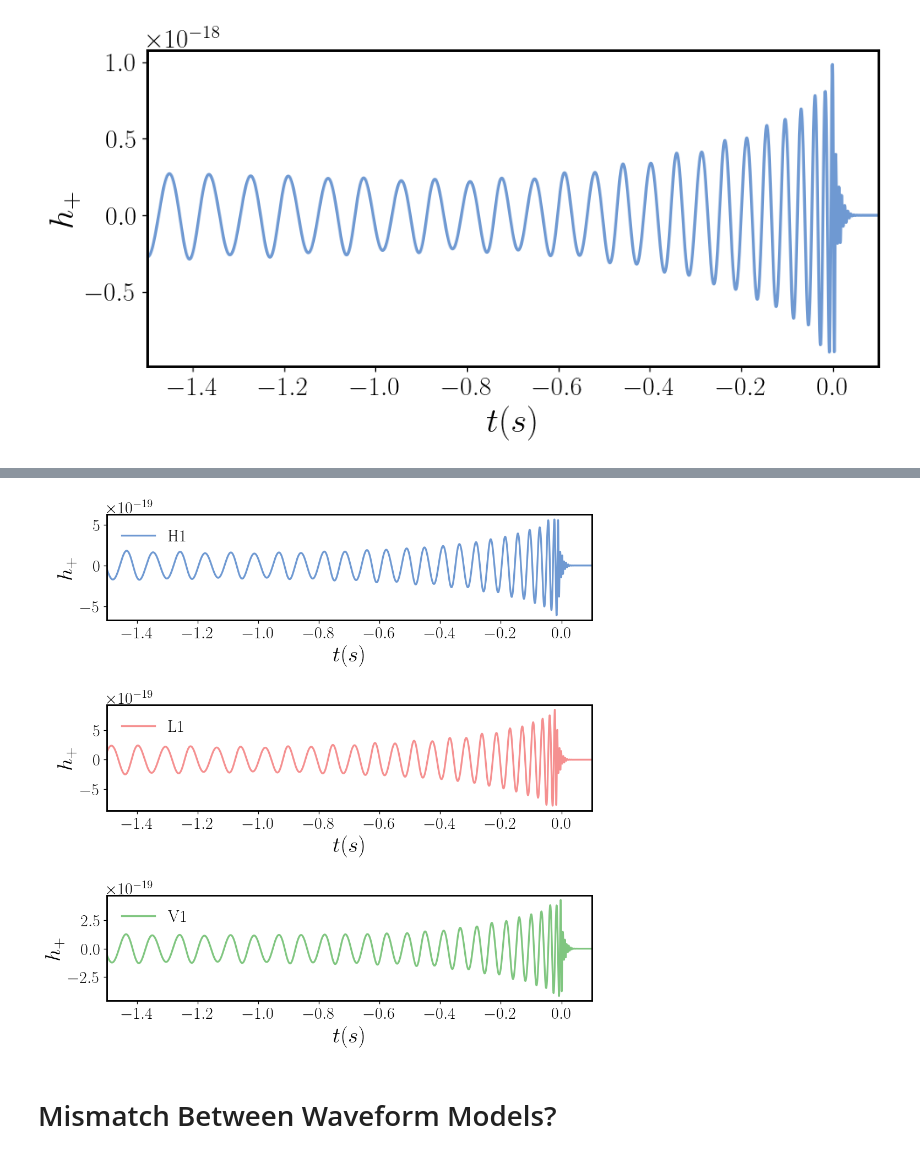
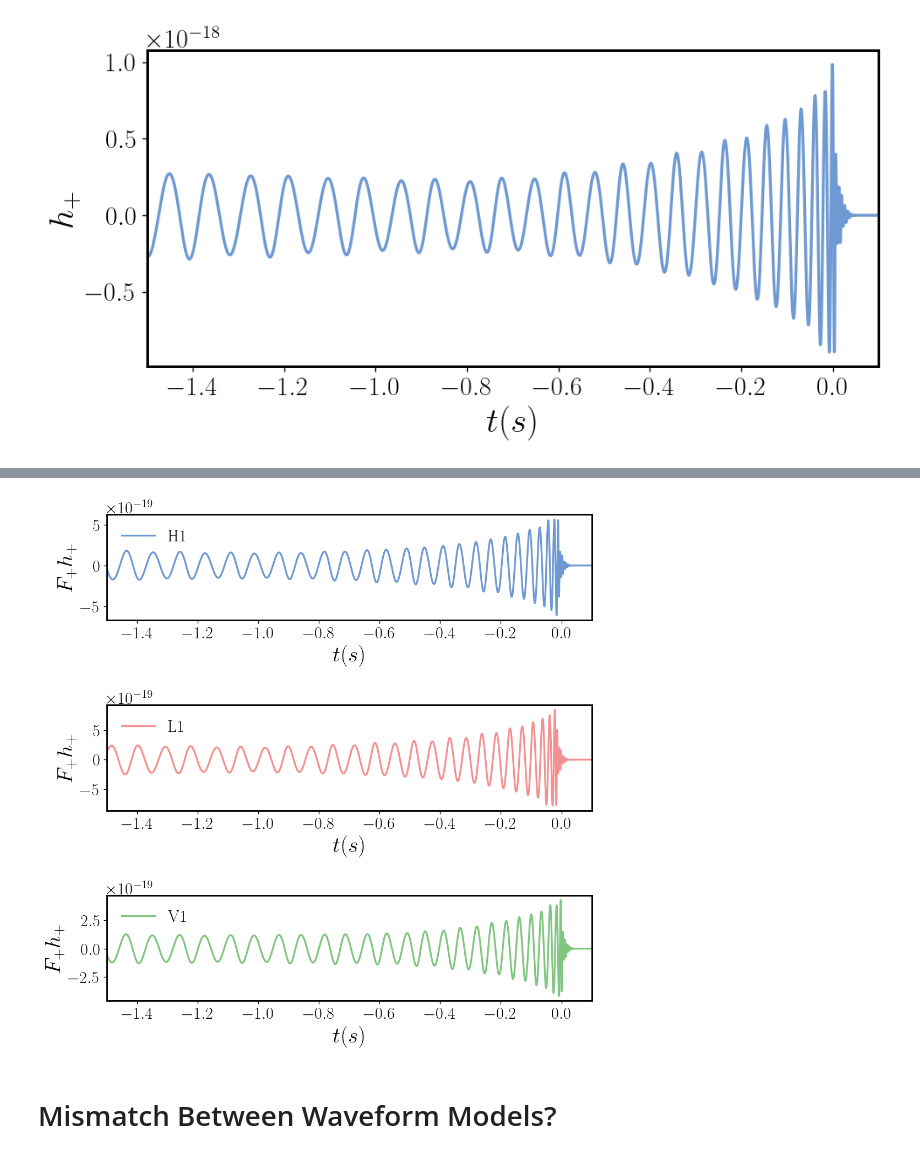
Before and after one commit to PatriciaSchmidt/GWATUT-waveforms, a Jupyter notebook: waveforms_tutorial.ipynb, the cells around one changed output, grey strips where cells are left out. Drawn from its saved outputs; the diff is of its cells as text; code cells hidden in the pictures.

```diff
--- a/waveforms_tutorial.ipynb
+++ b/waveforms_tutorial.ipynb
@@ -618,27 +633,27 @@ V1_proj = V1.project_wave(hp, hc, ra=0.5, dec=0.2, polarization=0.25)
 # %%
 # Waveform is aligned such that peak occurs at t=0
 plt.figure(dpi=120,figsize=(9,9))
 plt.subplot(311)
 plt.plot(H1_proj.sample_times,H1_proj.data.data,color=myblue,alpha=0.6,linewidth=2,label='H1')
 plt.xlim(-1.5,0.1);
 plt.xlabel(r'$t (s)$');
-plt.ylabel(r'$h_{+}$');
+plt.ylabel(r'$F_{+} h_+$');
 plt.legend(loc='upper left',frameon=False)
 plt.subplot(312)
 plt.plot(L1_proj.sample_times,L1_proj.data.data,color=myred,alpha=0.6,linewidth=2,label='L1')
 plt.xlim(-1.5,0.1);
 plt.xlabel(r'$t (s)$');
-plt.ylabel(r'$h_{+}$');
+plt.ylabel(r'$F_{+} h_+$');
 plt.legend(loc='upper left',frameon=False)
 plt.subplot(313)
 plt.plot(V1_proj.sample_times,V1_proj.data.data,color=mygreen,alpha=0.6,linewidth=2,label='V1')
 plt.xlim(-1.5,0.1);
 plt.xlabel(r'$t (s)$');
-plt.ylabel(r'$h_{+}$');
+plt.ylabel(r'$F_{+} h_+$');
 plt.legend(loc='upper left',frameon=False)
 plt.tight_layout();
 # %% [output]
-[figure, old version]
+[figure, new version]
 # %% [markdown]
 # Mismatch Between Waveform Models?
 # %%
```
Also changed, not shown: parts of 9 cells of this notebook.
